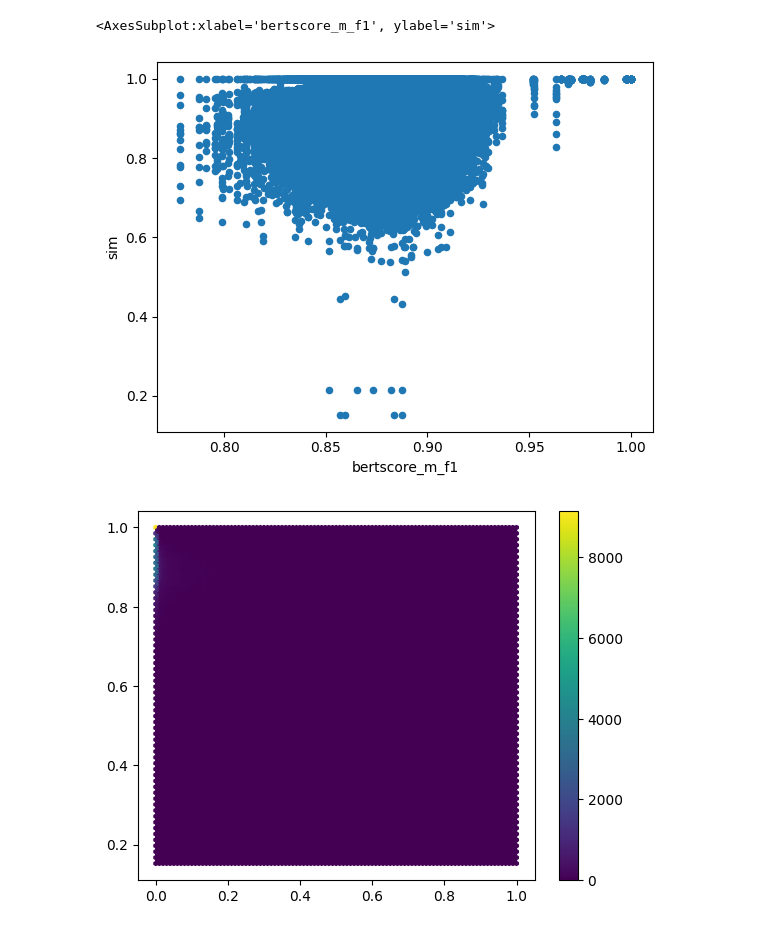
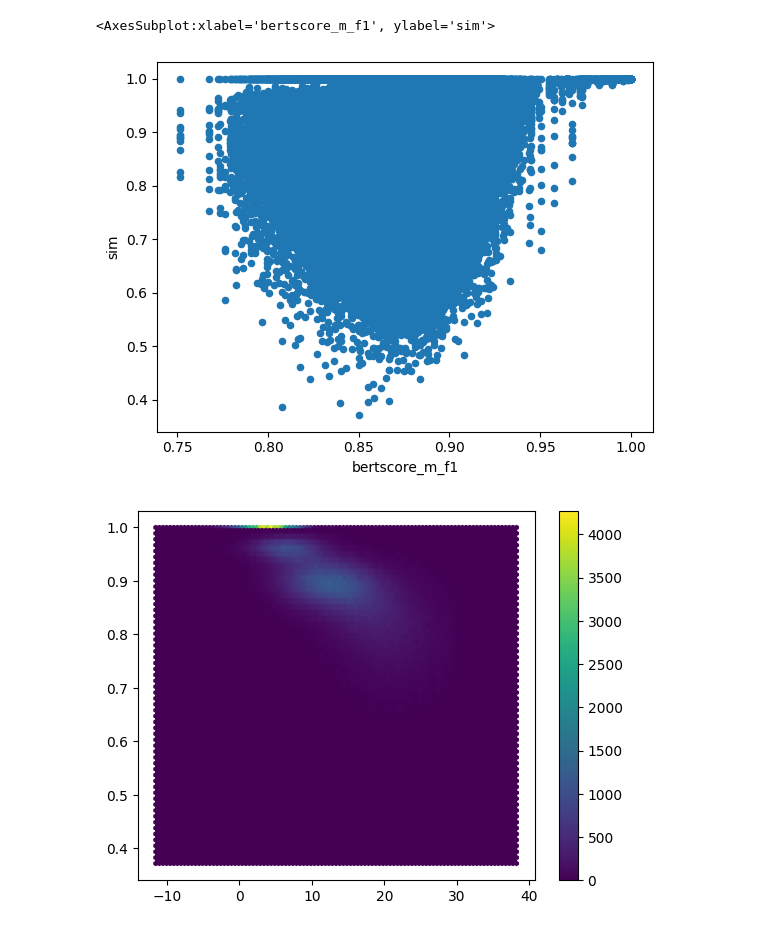
Before and after one commit to itay-nakash/Expirements, a Jupyter notebook: analyze_results.ipynb, the cells around one changed output. Cells and saved outputs as stored; diff of their text form; code cells hidden in the pictures.

Commit message:
update notebook graphs

```diff
--- a/analyze_results.ipynb
+++ b/analyze_results.ipynb
@@ -5,10 +8,19 @@ import matplotlib.pyplot as plt
 import numpy as np
 from sklearn.linear_model import Lasso
 from sklearn.linear_model import LinearRegression
-K_FOR_CORR = 22
-ROUND_DENSITY_REG=4
 # read csv to df:
-path_to_csv = '/home/itay.nakash/smooth_language/results/SameInedx100000.csv'
+path_to_csv = '/home/itay.nakash/smooth_language/results/SameInedx700000.csv'
 df = pd.read_csv(path_to_csv)
 df = df.drop('Unnamed: 0',axis=1)
 numeric_df = df.select_dtypes(include=["number"])
+# %%
+mask= (df['sim'] < 0.9) & (df['layer'] == 0)
+bad_rows=df.loc[mask]
+
+# get the row numbers:
+indexses=bad_rows.index
+print(len(indexses))
+to_drop=[]
+for index in indexses:
+    to_drop+=[index+i for i in range(13)]
+df=df.drop(index=to_drop)
@@ -189,7 +195,7 @@ plot_mean_of_two_cols(df,x_str='layer',y_str='softmax1_pred_cl')
 df.plot.scatter(x='bertscore_m_f1',y='sim', cmap='viridis')
 # %% [output]
 <AxesSubplot:xlabel='bertscore_m_f1', ylabel='sim'>
-[figure, old version]
+[figure, new version]
 # %%
 def createHeatMap(x,y):
     plt.hexbin(x,y)
@@ -208,11 +214,11 @@ def corrHeatmap(df):
             annot=True,
             fmt=".2f")
 # %%
-x=df['softmax1_masked_cl']
+x=df['logits1_pred_cl']
 y=df['sim']
 createHeatMap(x,y)
 # %% [output]
-[figure, old version]
+[figure, new version]
 # %%
 corrHeatmap(df)
 # %% [output]
```
Also changed, not shown: parts of 17 cells of this notebook.
